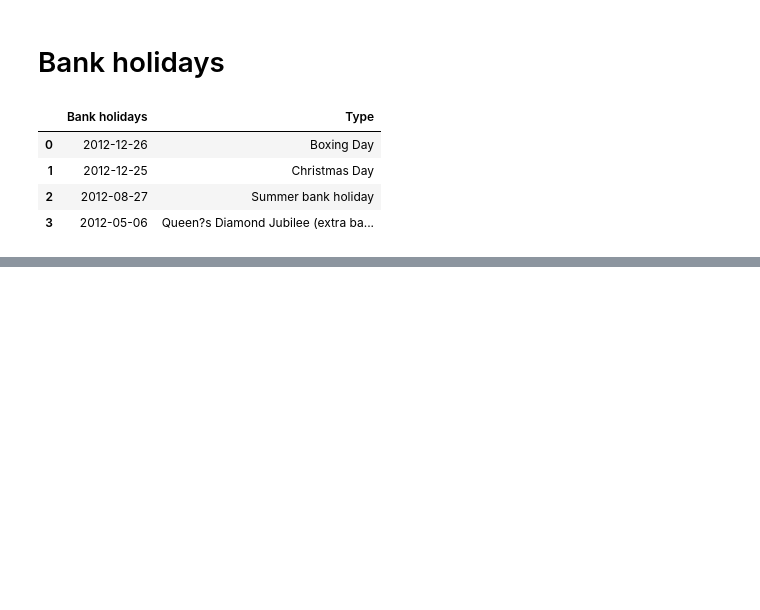
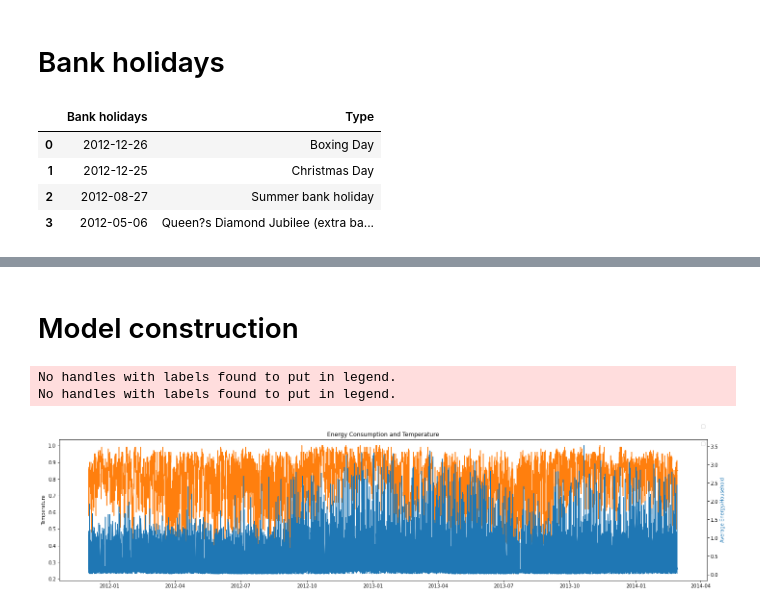
Before and after one commit to Denis-kravtsov/MLfSG, a Jupyter notebook: Sem_proj_2.ipynb, the cells around one changed output, grey strips where cells are left out. Drawn from its saved outputs; the diff is of its cells as text; code cells hidden in the pictures; blank space fills up the shorter version.

```diff
--- a/Sem_proj_2.ipynb
+++ b/Sem_proj_2.ipynb
@@ -335,0 +492,2 @@ weather_energy['holiday_ind'] = np.where(weather_energy['Bank holidays'].isna(),
+# %%
+house_info = pd.read_csv('informations_households.csv')
@@ -335,0 +510,3 @@ weather_energy['holiday_ind'] = np.where(weather_energy['Bank holidays'].isna(),
+# %%
+LCLids_del = house_info.loc[house_info.Acorn == 'ACORN-'].LCLid.values
+LCLids_del
@@ -335,0 +515,8 @@ weather_energy['holiday_ind'] = np.where(weather_energy['Bank holidays'].isna(),
+# %%
+#Delete these houses from the current block being analysed
+for i in range (0,len(LCLids_del)):
+    if any(weather_energy.LCLid == LCLids_del[i]):
+        weather_energy = weather_energy.loc [weather_energy.LCLid != LCLids_del[i]]
+        print(i)
+# %%
+weather_energy_info = weather_energy.merge(house_info, on = 'LCLid')
@@ -335,0 +541,18 @@ weather_energy['holiday_ind'] = np.where(weather_energy['Bank holidays'].isna(),
+# %% [markdown]
+# Model construction
+# %%
+fig, ax1 = plt.subplots(figsize = (20,5))
+ax1.plot(weather_energy_info.date, weather_energy.humidity, color = 'tab:orange')
+ax1.set_ylabel('Temperature')
+ax1.legend()
+ax2 = ax1.twinx()
+ax2.plot(weather_energy_info.date,weather_energy_info.energy,color = 'tab:blue')
+ax2.set_ylabel('Average Energy/Household',color = 'tab:blue')
+ax2.legend(bbox_to_anchor=(0.0, 1.02, 1.0, 0.102))
+plt.title('Energy Consumption and Temperature')
+fig.tight_layout()
+plt.show()
+# %% [output]
+No handles with labels found to put in legend.
+No handles with labels found to put in legend.
+[figure, added]
```
Also changed, not shown: parts of 61 cells of this notebook, 1 other file.
